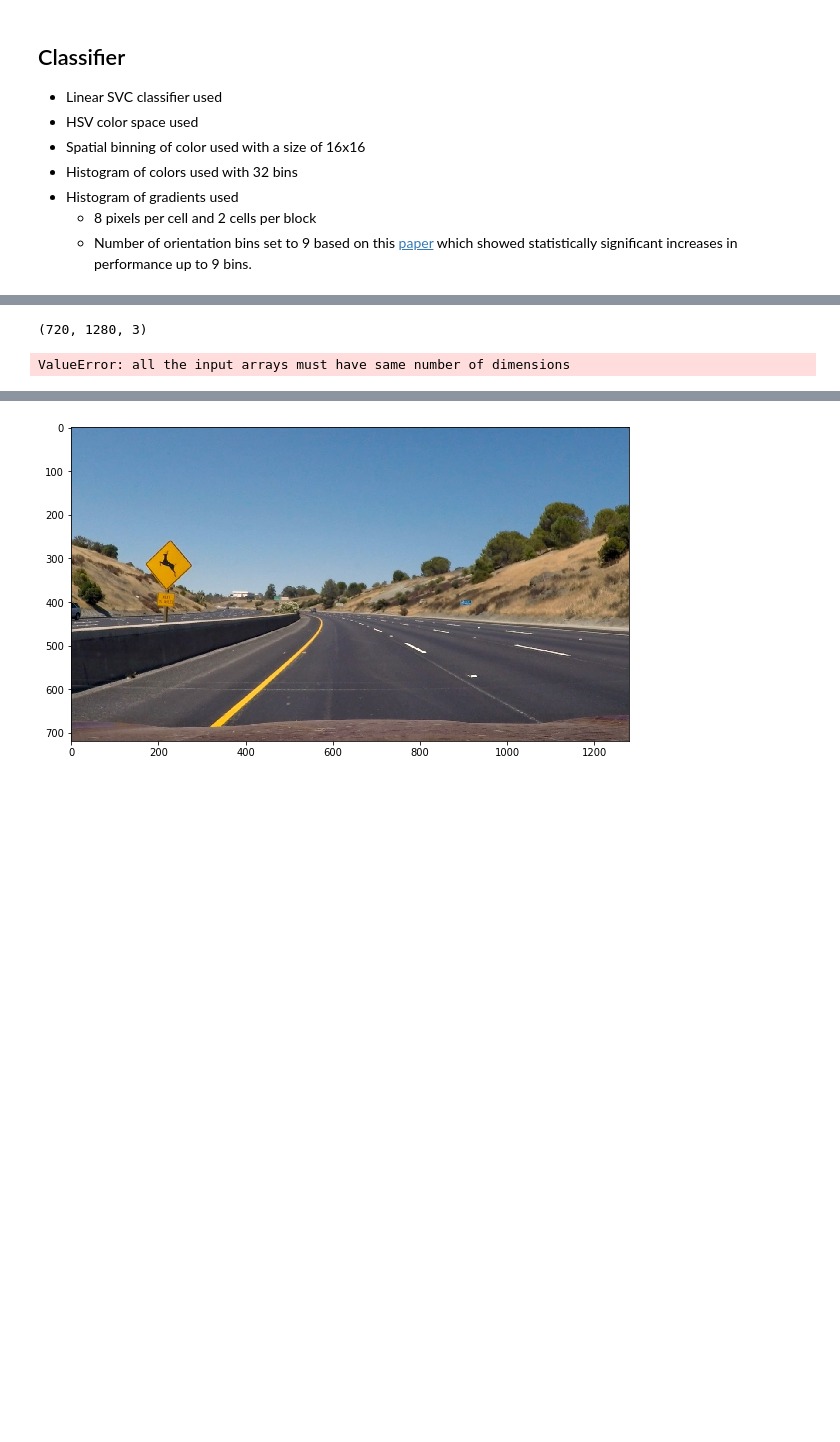
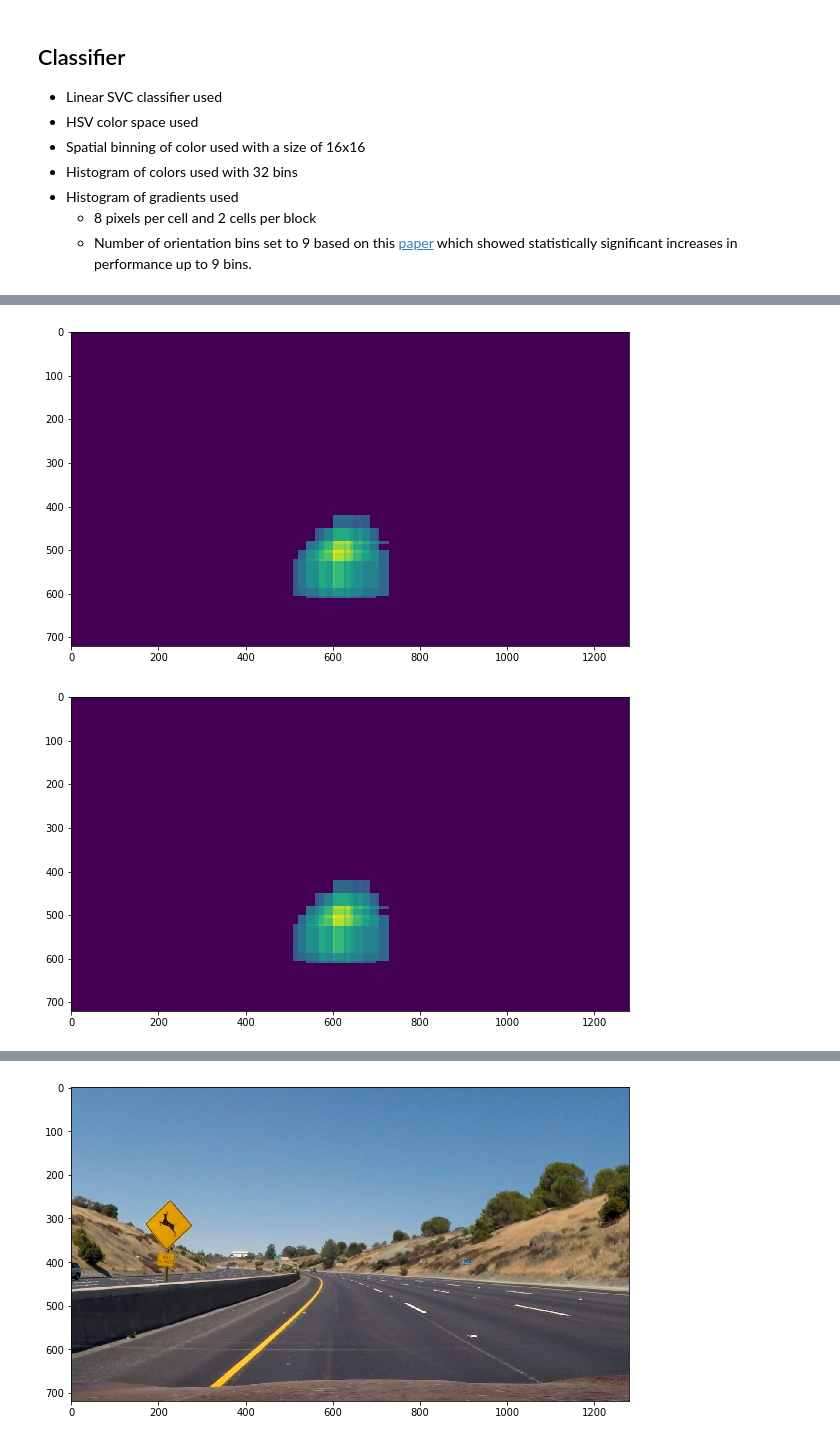
Before and after one commit to sketchc89/VehicleDetectionTracking-P5, a Jupyter notebook: VehicleDetectionTracking.ipynb, the cells around one changed output, grey strips where cells are left out. Drawn from its saved outputs; the diff is of its cells as text; code cells hidden in the pictures; blank space fills up the shorter version.

```diff
--- a/VehicleDetectionTracking.ipynb
+++ b/VehicleDetectionTracking.ipynb
@@ -463,12 +463,15 @@ def generate_windows(img, blocks_per_window=4, cells_per_block=2,
 # %%
-def add_heat(img, bounding_boxes):
+def add_heat(img, bounding_boxes, show=False):
     heatmap = np.zeros(img.shape[:2])
     for box in bounding_boxes:
         heatmap[box[0]:box[1], box[2]:box[3]] += 1
+    if show:
+        plt.imshow(heatmap)
+        plt.show()
     return heatmap
 # %%
 def apply_threshold(heatmap, threshold):
-    heatmap[heatmap <= threshold] = 0
+    heatmap[heatmap < threshold] = 0
     return heatmap
 # %%
 def label_cars(heatmap, show=False):
@@ -495,14 +498,3 @@ def draw_labeled_boxes(img, labels, show=False):
 hog_descr = get_hog_descriptor()
 # %%
 %lprun -f detect_cars_opencv detect_cars_opencv(img, classifier=classifier_4, X_scaler=scaler_4, hog_descriptor=hog_descr, scale=0.6, overlap=0.6)
-# %%
-img = mpimg.imread('./test_images/test1.jpg')
-print(img.shape)
-small_windows = generate_windows(img, cells_per_block=4, pix_per_cell=4, overlap=.5)
-medium_windows = generate_windows(img, overlap=0.75)
-large_windows = generate_windows(img, cells_per_block=16, pix_per_cell=16, overlap=0.8)
-windows = np.concatenate((small_windows, medium_windows, large_windows))
-small_windows.shape, medium_windows.shape, large_windows.shape, windows.shape
-# %% [output]
-(720, 1280, 3)
-ValueError: all the input arrays must have same number of dimensions
@@ -509,2 +503,19 @@ ValueError: all the input arrays must have same number of dimensions
 # %%
 %lprun -f detect_cars()
+# %%
+boxes = get_bounding_boxes(img)
+cur_heatmap = add_heat(img, boxes)
+# %%
+a = deque(maxlen=10)
+a.append(cur_heatmap)
+a.append(cur_heatmap)
+a.append(cur_heatmap)
+mean_heat = np.mean(a, axis=0)
+thresh = apply_threshold(mean_heat, 5)
+plt.imshow(mean_heat)
+plt.show()
+plt.imshow(thresh)
+plt.show()
+# %% [output]
+[figure, added]
+[figure, added]
```
Also changed, not shown: parts of 12 cells of this notebook.
